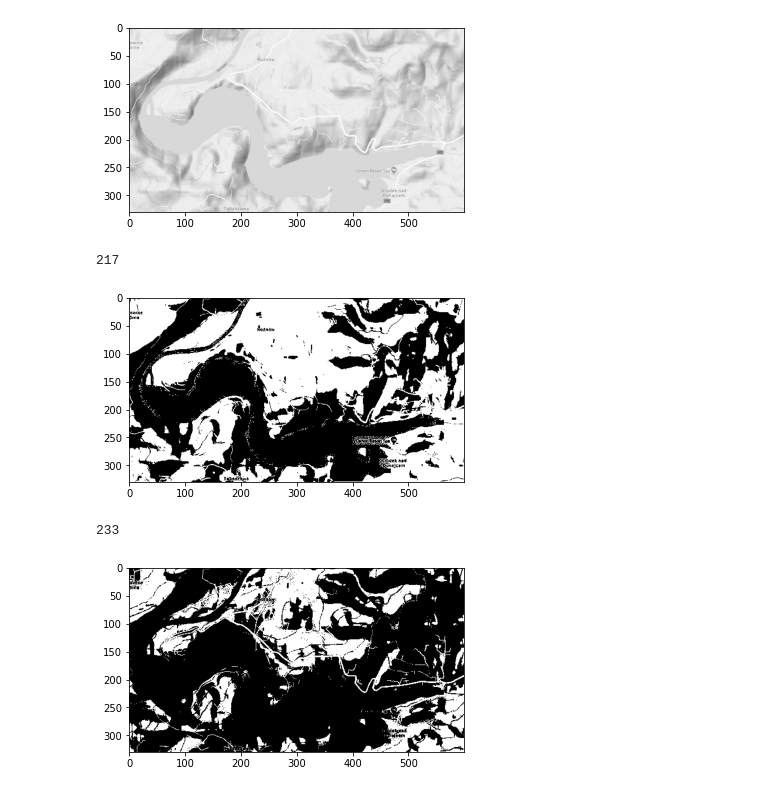
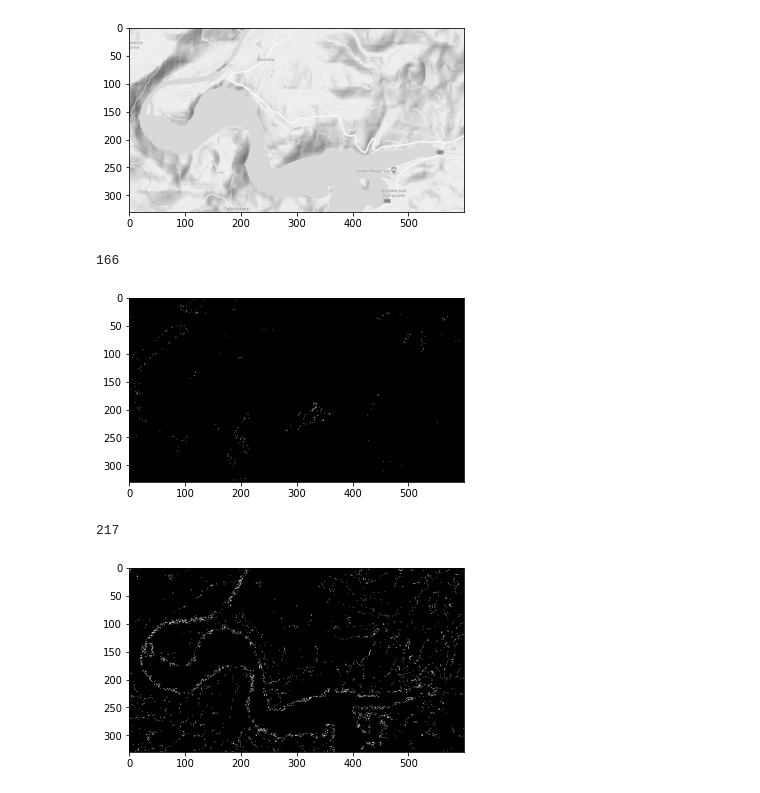
Before and after one commit to Pyother/discrete-modeling, a Jupyter notebook: Laboratory_1_dimming_brigthening/project.ipynb, the cells around one changed output. Drawn from its saved outputs; the diff is of its cells as text; code cells hidden in the pictures.

```diff
--- a/Laboratory_1_dimming_brigthening/project.ipynb
+++ b/Laboratory_1_dimming_brigthening/project.ipynb
@@ -14,43 +14,48 @@ plt.imshow(img)
 plt.show()
 
 # Function for brightening:
-def threshold(img, thresh):
+def brightening(img, thresh):
         return((img > thresh) * 255).astype("uint8")
 
 # Function for dimming:
+def dimming(img, thresh):
+        return((img < thresh) * 255).astype("uint8")
+
+# Function for finding binarization threshold:
+def threshold(img, thresh):
+        return((img == thresh) * 255).astype("uint8")
+
+# Function for finding binarization threshold (reverse):
 def reverse_threshold(img, thresh):
-        return((img < thresh) * 255).astype("uint8")
+        return((img == thresh) * 255).astype("uint8")
 
 # Usage:
 def display(value):
-        plt.imshow(threshold(img, value), cmap='gray')
+        plt.imshow(reverse_threshold(img, value), cmap='gray')
         plt.show()
 
 def get_value():
         print(slider.get())
         display(slider.get())
 
-
-# Create Tkinter window:
 root = Tk()
 root.geometry("600x120")
-root.title("Binarization threshold")
 
 label = Label(root, width=600, text='Za pomocą skali można ustawić wartość progu binaryzacji dla wczytanego obrazu.')
 label.pack()
 
 slider = Scale(root, length=500, from_=0, to=255,
         tickinterval=20, orient=HORIZONTAL, troughcolor='#ffffff',
         activebackground='#000000')
 slider.pack()
 
 button = Button(root, text="Wyświetl zdjęcie", command=get_value)
 button.pack()
 
 root.mainloop()
 # %% [output]
 [figure]
-217
+166
-[figure, old version]
+[figure, new version]
-233
+217
-[figure, old version]
+[figure, new version]
```
Also changed, not shown: 2 other files.
